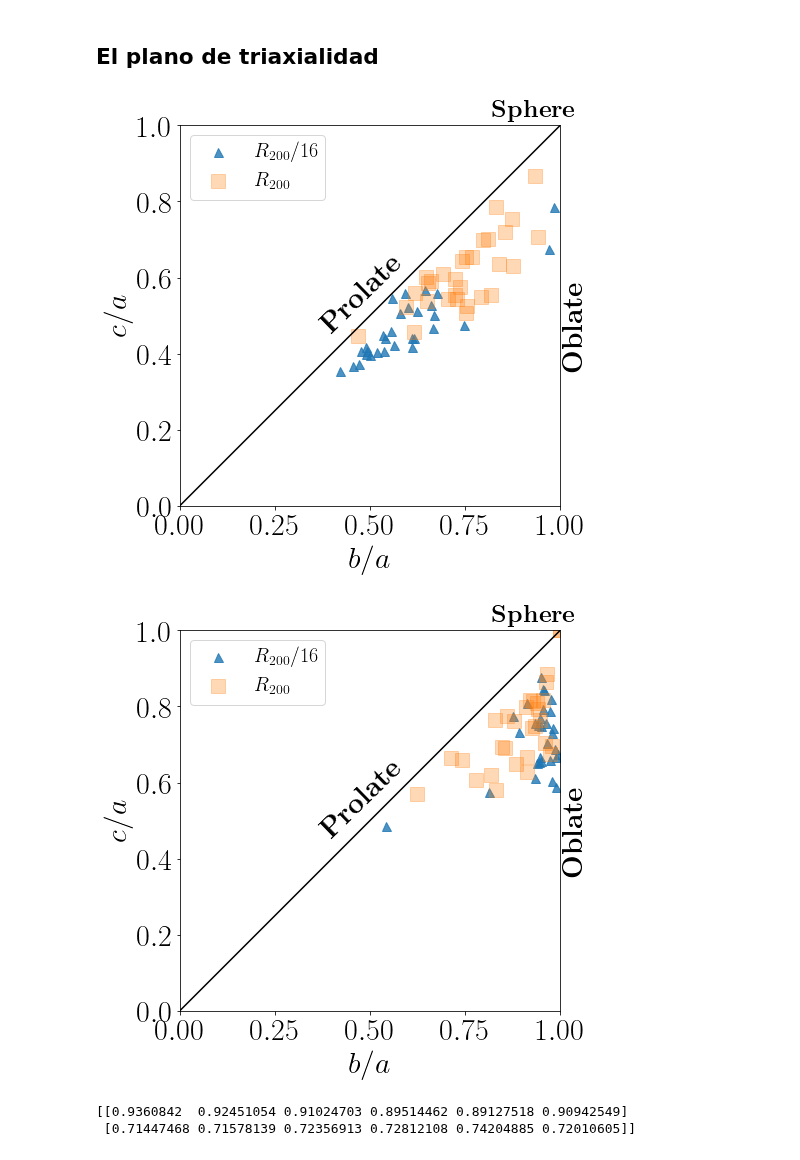
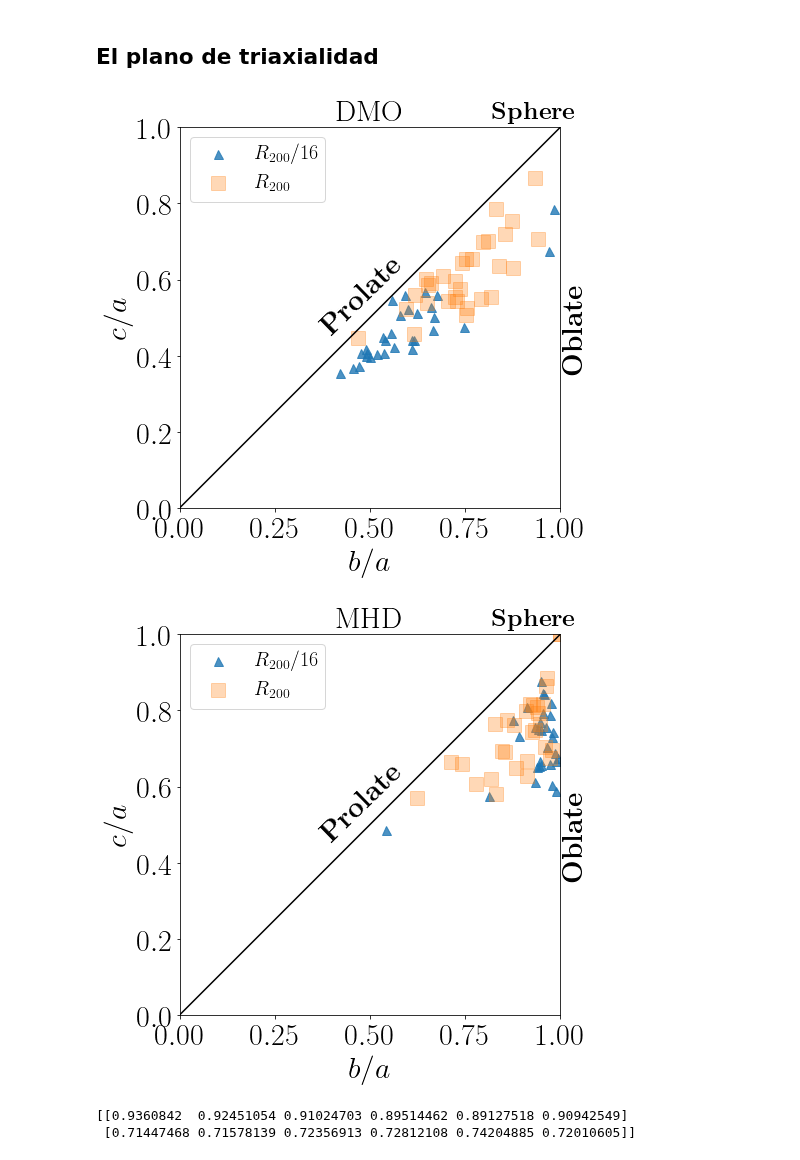
Before and after one commit to jdprada1760/Paper_Halo_shapes, a Jupyter notebook: Code/Triaxial_Plane.ipynb, the cells around one changed output. Drawn from its saved outputs; the diff is of its cells as text; code cells hidden in the pictures.

```diff
--- a/Code/Triaxial_Plane.ipynb
+++ b/Code/Triaxial_Plane.ipynb
@@ -219,6 +219,7 @@ vecsDM = vecs[1::2]
 # %%
 plt.rc('text', usetex=True)
 plt.rc('font', family='serif')
+title = {'DM':'DMO', 'MHD': 'MHD'}
 for axe,name in (zip([axesDM,axesMHD],['DM','MHD'])):
     # for the table (PAPER)
     summary = np.array([axe[:,:,1]/axe[:,:,0], axe[:,:,2]/axe[:,:,0]])
@@ -247,8 +248,6 @@ for axe,name in (zip([axesDM,axesMHD],['DM','MHD'])):
     ax.plot(summary[0,:,-2],summary[1,:,-2],'s',markersize=14,label= r"$R_{200}$", alpha=0.3) # 1 R
     #ax.errorbar(mean[0,-2],mean[1,-2],fmt='s',color='darkblue',xerr=[[std1[0,-2],std2[0,-2]]],yerr=[[std1[1,-2],std2[1,-2]]])
 
-
-
     ax.set_xlim(0,1)
     ax.set_ylim(0,1)
 
@@ -256,37 +255,36 @@ for axe,name in (zip([axesDM,axesMHD],['DM','MHD'])):
     angle_pro = 45
     pos_pro = np.array([0.4,0.45])
     trans_angle_pro = ax.transData.transform_angles(np.array((angle_pro,)),
                                                        pos_pro.reshape((1, 2)))[0]
 
                                                        # Rotate angle
     angle_ob = 90
     pos_ob = np.array([1.06,0.35])
     trans_angle_ob = ax.transData.transform_angles(np.array((angle_ob,)),
                                                        pos_ob.reshape((1, 2)))[0]
     # Plot text
     prolate = ax.text(pos_pro[0],pos_pro[1], '\\textbf{Prolate}', fontsize=SMALL_SIZE-2,
                rotation=trans_angle_pro, rotation_mode='anchor')
     # Plot text
     oblate = ax.text(pos_ob[0],pos_ob[1], '\\textbf{Oblate}', fontsize=SMALL_SIZE-2,
                rotation=trans_angle_ob, rotation_mode='anchor')
 
     # Plot text
     sphere = ax.text(0.82,1.02
     , '\\textbf{Sphere}', fontsize=SMALL_SIZE-5)
 
-
-
     ax.set_xlabel(r"$b/a$")
     ax.set_ylabel(r"$c/a$")
+    plt.title(title[name])
 
     ax.plot([0,1],[0,1],color='black')
     plt.legend(loc=0, fontsize=20)
     #plt.show()
     plot_name = '../Document/Lvl_4_Triax_Plane_'+name+'.pdf'
     plt.savefig(plot_name,bbox_inches='tight')
 # %% [output]
-[figure, old version]
+[figure, new version]
-[figure, old version]
+[figure, new version]
 # %%
 plt.rc('text', usetex=True)
 plt.rc('font', family='serif')
```
Also changed, not shown: parts of 8 cells of this notebook, 2 other files.
